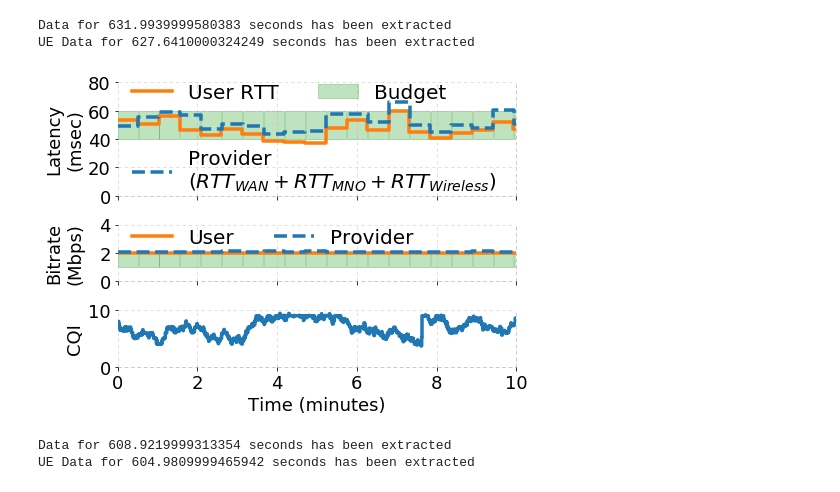
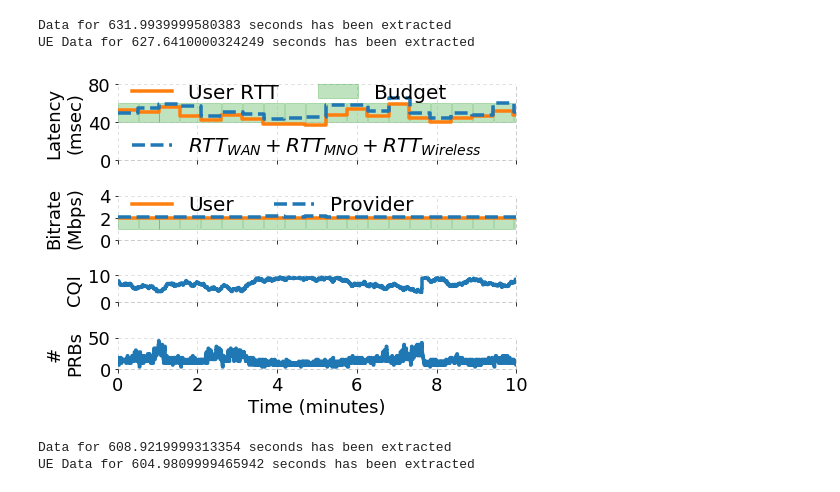
Before and after one commit to serhatarslan-hub/cell-order, a Jupyter notebook: analysis/cell-order-moving-ue-eval.ipynb, the cells around one changed output. Saved outputs shown, nothing was run; the diff lists cells and outputs as text; code cells hidden in the pictures.

Commit message:
Add Prb to figures for dynamic scenario emulations

```diff
--- a/analysis/cell-order-moving-ue-eval.ipynb
+++ b/analysis/cell-order-moving-ue-eval.ipynb
@@ -36,6 +36,7 @@ if (SAVE_FIG):
 
 SLA_PERIOD = 30 # seconds over which the SLAs are negotiated
 OUTLIER_PERCENTILE = 5 # Percentile to clip-off from both ends for each SLA period
+N_PRB_PER_RBG = 3
 RTT_WIRED_MSEC = 28
 # %%
 def filter_bs_sla_stats(bs_data, budgets, ts_start):
@@ -130,14 +131,14 @@ filter_ue_sla_stats(ue_lat_data, lat_s_id)
 Data for 631.9939999580383 seconds has been extracted
 UE Data for 627.6410000324249 seconds has been extracted
 # %%
-f, (ax1, ax2, ax3) = plt.subplots(3, 1, gridspec_kw={'height_ratios': [2, 1, 1]}, figsize=FIG_SIZE)
+f, (ax1, ax2, ax3, ax4) = plt.subplots(4, 1, gridspec_kw={'height_ratios': [1.7, 1, 0.6, 0.7]}, figsize=FIG_SIZE)
 
 ax1.step(np.insert(ue_lat_data[lat_s_id]['filtered_ts_sec'] / 60, 0, 0),
          np.insert(ue_lat_data[lat_s_id]['filtered_rtt_msec'], 0, ue_lat_data[lat_s_id]['filtered_rtt_msec'][0]),
          where='pre', label='User RTT', linewidth=3.5, color='C1')
 ax1.step(np.insert(bs_lat_data[lat_s_id]['filtered_ts_sec'] / 60, 0, 0),
          np.insert(bs_lat_data[lat_s_id]['filtered_lat_msec'], 0, bs_lat_data[lat_s_id]['filtered_lat_msec'][0]) + RTT_WIRED_MSEC,
-         where='pre', label='Provider\n($RTT_{WAN} + RTT_{MNO} + RTT_{Wireless}$)', linewidth=3.5, color='C0', linestyle='--')
+         where='pre', label='$RTT_{WAN} + RTT_{MNO} + RTT_{Wireless}$', linewidth=3.5, color='C0', linestyle='--')
 
 cnt = 1
 lat_budget_lo = lat_budgets['slice_delay_budget_msec'][lat_s_id][0]
@@ -161,16 +162,16 @@ ax1.tick_params(axis='y', labelsize=FONT_SIZE)
 ax1.get_xaxis().set_ticklabels([])
 ax1.set_ylim((0, 80))
 ax1.set_xlim([0,10])
-ax1.yaxis.set_ticks(np.arange(0, 81, 20))
+ax1.yaxis.set_ticks(np.arange(0, 81, 40))
 
 handles, labels = ax1.get_legend_handles_labels()
 order = [0,2] #specify order of items in legend
 leg = ax1.legend([handles[idx] for idx in order],[labels[idx] for idx in order],
                  loc='upper left', frameon=False, fontsize=FONT_SIZE+2, markerscale=2,
-                 ncol=2, bbox_to_anchor=[-0.01, 1.15])
+                 ncol=2, bbox_to_anchor=[-0.01, 1.25])
 ax1.legend([handles[1]],[labels[1]],
            loc='lower left', frameon=False, fontsize=FONT_SIZE+2, markerscale=2,
-           bbox_to_anchor=[-0.01, -0.14])
+           bbox_to_anchor=[-0.01, -0.2])
 ax1.add_artist(leg)
 
 ax1.grid(axis='both', alpha=0.5, linestyle=LINE_STYLE)
@@ -215,7 +216,7 @@ ax2.set_xlim([0,10])
 # ax2.xaxis.set_ticks(np.arange(0, X_MAX+1))
 
 ax2.legend(loc='upper left', frameon=False, fontsize=FONT_SIZE+2, ncol = 3,
-           bbox_to_anchor=[-0.01,1.25])
+           bbox_to_anchor=[-0.01,1.4])
 
 ax2.grid(axis='both', alpha=0.5, linestyle=LINE_STYLE)
 
@@ -239,42 +240,74 @@ ax3.step(np.insert(bs_lat_data[lat_s_id]['raw_ts_sec'] / 60, 0, 0),
          np.insert(bs_lat_data[lat_s_id]['raw_cqi'], 0, bs_lat_data[lat_s_id]['raw_cqi'][0]),
          where='pre', linewidth=3.5, color='C0', linestyle='-')
 
-ax3.set_xlabel('Time (minutes)', fontsize=FONT_SIZE)
+# ax3.set_xlabel('Time (minutes)', fontsize=FONT_SIZE)
 ax3.set_ylabel('CQI', fontsize=FONT_SIZE)
 ax3.tick_params(axis='y', labelsize=FONT_SIZE)
-ax3.tick_params(axis='x', labelsize=FONT_SIZE)
+# ax3.tick_params(axis='x', labelsize=FONT_SIZE)
+ax3.get_xaxis().set_ticklabels([])
 ax3.set_ylim((0,10))
 # ax3.yaxis.set_ticks(np.arange(0,8,2))
 ax3.set_xlim([0, 10])
 # ax3.xaxis.set_ticks(np.arange(13))
 
 ax3.grid(axis='both', alpha=0.5, linestyle=LINE_STYLE)
 
 ax3.spines['top'].set_visible(False)
 # ax3.spines['right'].set_visible(False)
 ax3.spines['left'].set_visible(False)
 ax3.spines["right"].set_linestyle(LINE_STYLE)
 ax3.spines["right"].set_alpha(0.5)
 ax3.spines["right"].set_color('gray')
 ax3.spines["left"].set_linestyle(LINE_STYLE)
 ax3.spines["left"].set_alpha(0.5)
 ax3.spines["left"].set_color('gray')
 ax3.spines["top"].set_linestyle(LINE_STYLE)
 ax3.spines["top"].set_alpha(0.5)
 ax3.spines["top"].set_color('gray')
 ax3.spines["bottom"].set_linestyle(LINE_STYLE)
 ax3.spines["bottom"].set_alpha(0.5)
 ax3.spines["bottom"].set_color('gray')
 
+ax4.step(np.insert(bs_lat_data[lat_s_id]['raw_ts_sec'] / 60, 0, 0),
+         np.insert(bs_lat_data[lat_s_id]['raw_n_rbgs'], 0, bs_lat_data[lat_s_id]['raw_n_rbgs'][0]) * N_PRB_PER_RBG,
+         where='pre', linewidth=3.5, color='C0', linestyle='-')
+
+ax4.set_xlabel('Time (minutes)', fontsize=FONT_SIZE)
+ax4.set_ylabel('#\nPRBs', fontsize=FONT_SIZE)
+ax4.tick_params(axis='y', labelsize=FONT_SIZE)
+ax4.tick_params(axis='x', labelsize=FONT_SIZE)
+ax4.set_ylim((0, 50))
+ax4.yaxis.set_ticks(np.arange(0,51,50))
+ax4.set_xlim([0, 10])
+# ax4.xaxis.set_ticks(np.arange(13))
+
+ax4.grid(axis='both', alpha=0.5, linestyle=LINE_STYLE)
+
+ax4.spines['top'].set_visible(False)
+# ax4.spines['right'].set_visible(False)
+ax4.spines['left'].set_visible(False)
+ax4.spines["right"].set_linestyle(LINE_STYLE)
+ax4.spines["right"].set_alpha(0.5)
+ax4.spines["right"].set_color('gray')
+ax4.spines["left"].set_linestyle(LINE_STYLE)
+ax4.spines["left"].set_alpha(0.5)
+ax4.spines["left"].set_color('gray')
+ax4.spines["top"].set_linestyle(LINE_STYLE)
+ax4.spines["top"].set_alpha(0.5)
+ax4.spines["top"].set_color('gray')
+ax4.spines["bottom"].set_linestyle(LINE_STYLE)
+ax4.spines["bottom"].set_alpha(0.5)
+ax4.spines["bottom"].set_color('gray')
+
 f.tight_layout()
 f.align_ylabels()
 
 if SAVE_FIG:
-    plt.savefig(reservation_out_dir + '{}_moving_ue_lat_2.pdf'.format(SCENARIO))
+    plt.savefig(reservation_out_dir + '{}_moving_ue_lat_2_withPrb.pdf'.format(SCENARIO))
 
 plt.show()
 # %% [output]
-[figure, old version]
+[figure, new version]
 # %%
 cell_order_thp_log_filename = \
     reservation_data_dir + 'cell-order-{}-thp-{}.log'.format(SCENARIO, THP_EXP_IDX)
```
Also changed, not shown: parts of 1 cell of this notebook, 2 other files.
